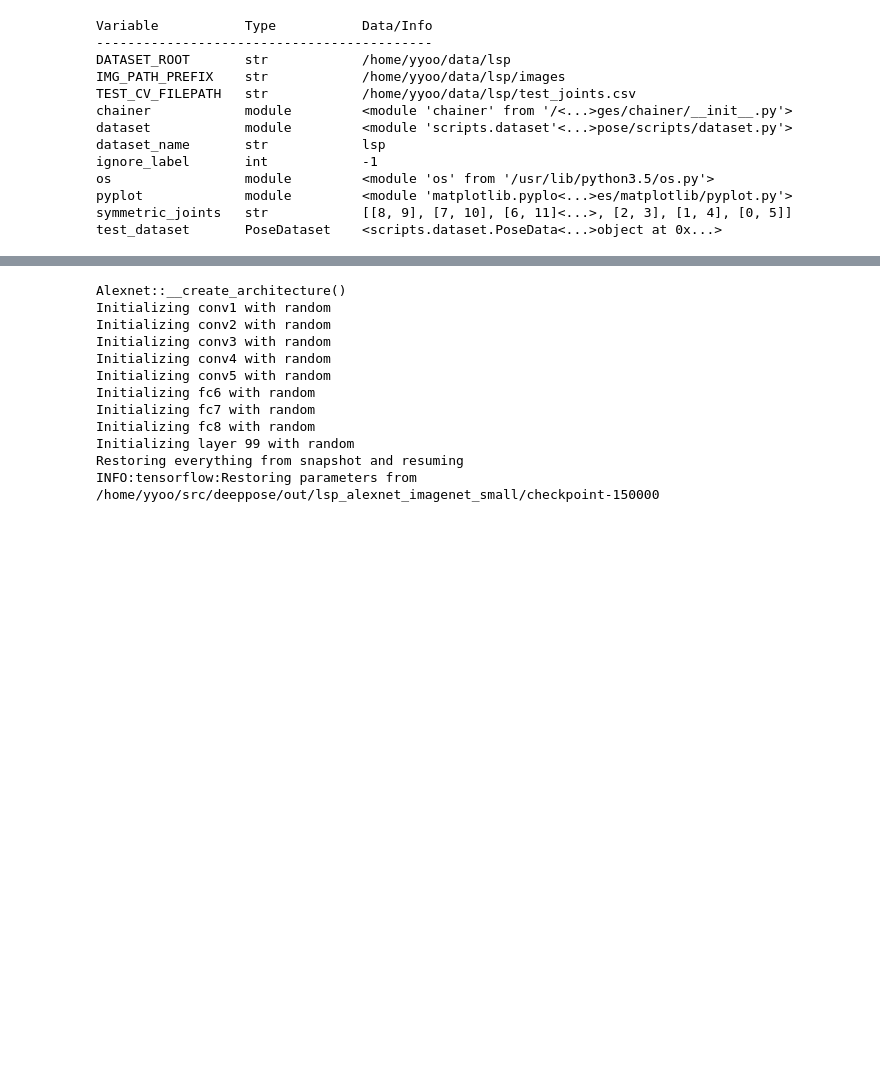
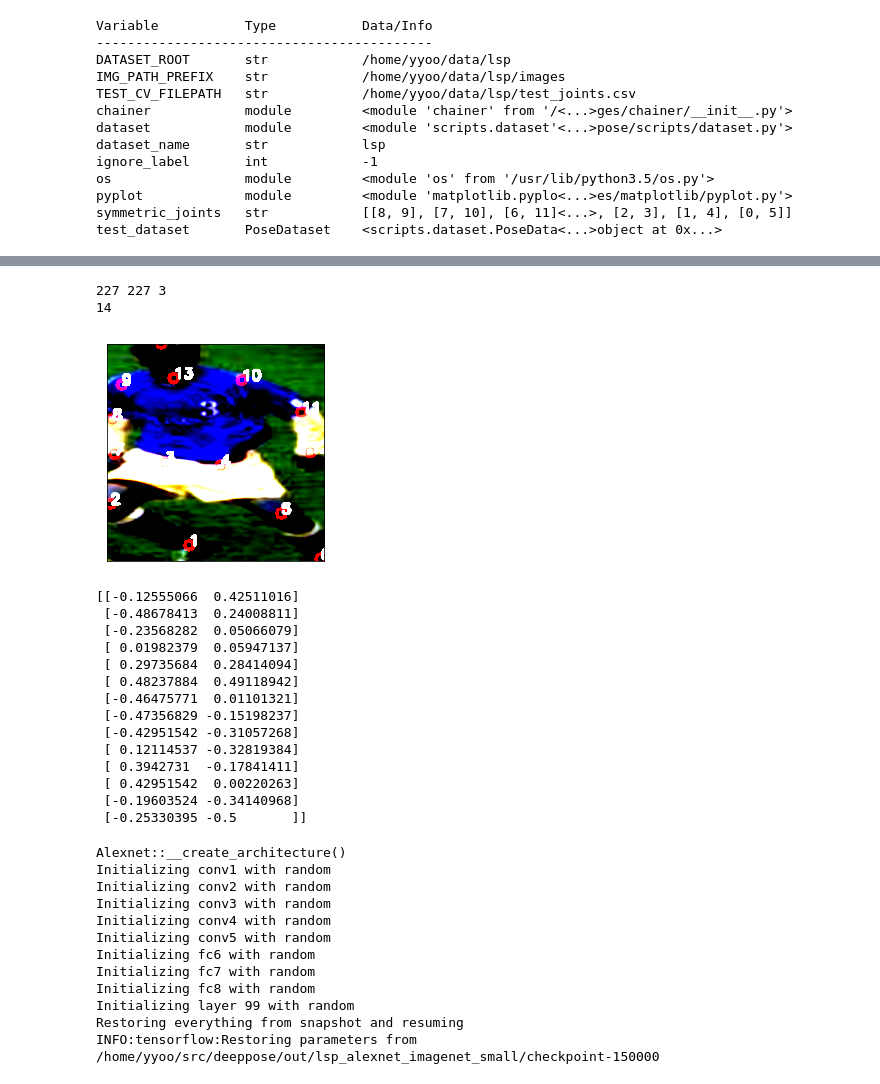
Before and after one commit to ys7yoo/deeppose_tf, a Jupyter notebook: plot_examples.ipynb, the cells around one changed output, grey strips where cells are left out. Drawn from its saved outputs; the diff is of its cells as text; code cells hidden in the pictures; blank space fills up the shorter version.

```diff
--- a/plot_examples.ipynb
+++ b/plot_examples.ipynb
@@ -67,3 +127,59 @@ test_dataset??
+# %%
+# plot example image (normalized)
+img, joints, is_valid_joints, misc = test_dataset.get_example(imageIdx, gcn=None, bbox_extension_range=None, shift=None)
+
+h,w,d=img.shape
+print(h,w,d)
+
+numJoints, t = joints.shape
+print(numJoints)
+
+circSize=10
+font = cv2.FONT_HERSHEY_SIMPLEX
+
+#cv2.drawKeypoints(img,joints,img)
+for i in range(numJoints):
+    #print(joints[i,:])
+    x = joints[i,0]
+    y = joints[i,1]
+
+    # transform
+    x = int(w/2 + w*x)
+    y = int(h/2 + h*y)
+    #print(x,y)
+
+    cv2.circle(img, (x, y), 5, (255, 0, 0)) #, -1)
+
+    cv2.putText(img, str(i+1), (x,y), font, 0.5, (255,255,255), 1, cv2.LINE_AA)
+#    cv2.text(img, (x, y), 5, (255, 0, 0)) #, -1)
+    # https://docs.opencv.org/3.1.0/dc/da5/tutorial_py_drawing_functions.html
+
+
+plt.imshow(img, cmap = 'gray', interpolation = 'bicubic')
+plt.xticks([]), plt.yticks([])  # to hide tick values on X and Y axis
+plt.show()
+
+
+
+print(joints)
+# %% [output]
+227 227 3
+14
+[figure, added]
+[[-0.12555066  0.42511016]
+ [-0.48678413  0.24008811]
+ [-0.23568282  0.05066079]
+ [ 0.01982379  0.05947137]
+ [ 0.29735684  0.28414094]
+ [ 0.48237884  0.49118942]
+ [-0.46475771  0.01101321]
+ [-0.47356829 -0.15198237]
+ [-0.42951542 -0.31057268]
+ [ 0.12114537 -0.32819384]
+ [ 0.3942731  -0.17841411]
+ [ 0.42951542  0.00220263]
+ [-0.19603524 -0.34140968]
+ [-0.25330395 -0.5       ]]
 # %%
 from chainer import iterators
 test_iterator = iterators.MultiprocessIterator(
```
Also changed, not shown: parts of 1 cell of this notebook.
